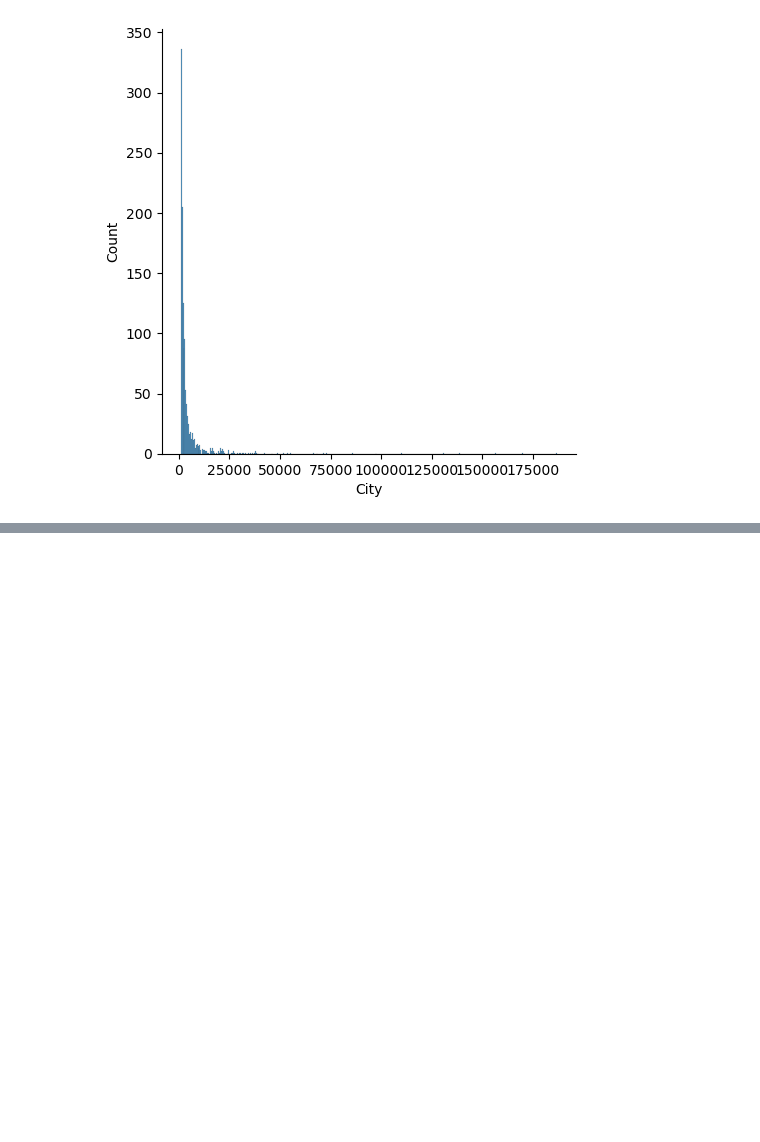
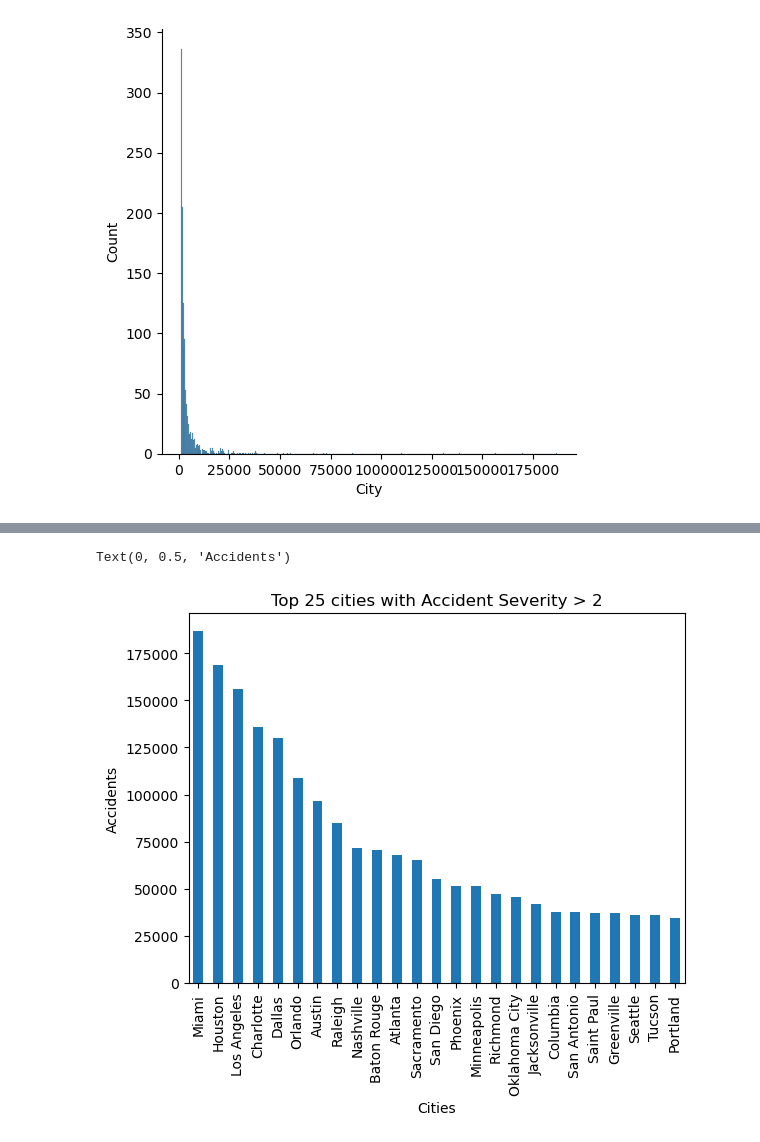
Before and after one commit to vanapalabharath/us-accidents-eda, a Jupyter notebook: us-accident-eda-analysis.ipynb, the cells around one changed output, grey strips where cells are left out. Cells and saved outputs as stored; diff of their text form; code cells hidden in the pictures; blank space fills up the shorter version.

```diff
--- a/us-accident-eda-analysis.ipynb
+++ b/us-accident-eda-analysis.ipynb
@@ -206,0 +213,2 @@ sns.displot(high)
+# %%
+df_sev = df[df['Severity']>=2]
@@ -206,0 +230,7 @@ sns.displot(high)
+# %%
+df_sev.City.value_counts().head(25).plot(kind='bar').set(title='Top 25 cities with Accident Severity > 2')
+plt.xlabel('Cities')
+plt.ylabel('Accidents')
+# %% [output]
+Text(0, 0.5, 'Accidents')
+[figure, added]
```
Also changed, not shown: parts of 3 cells of this notebook.
